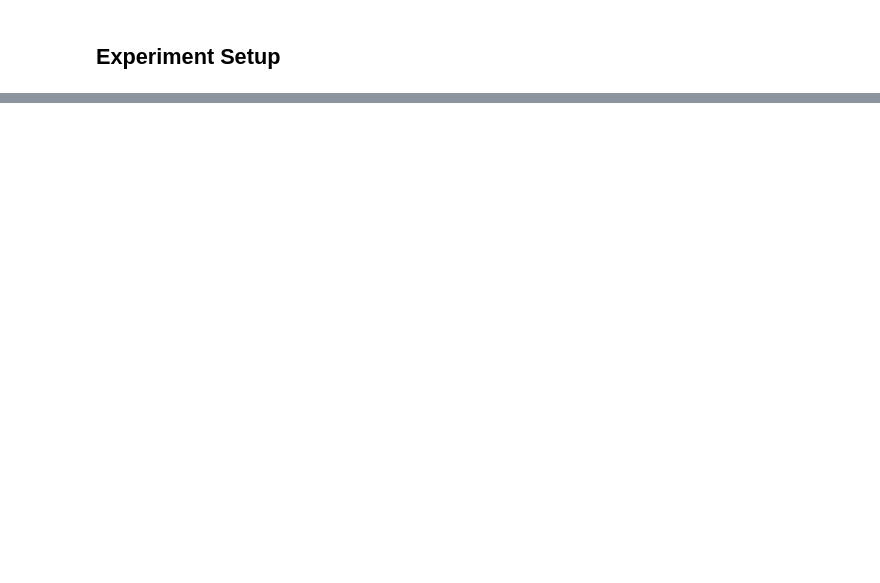
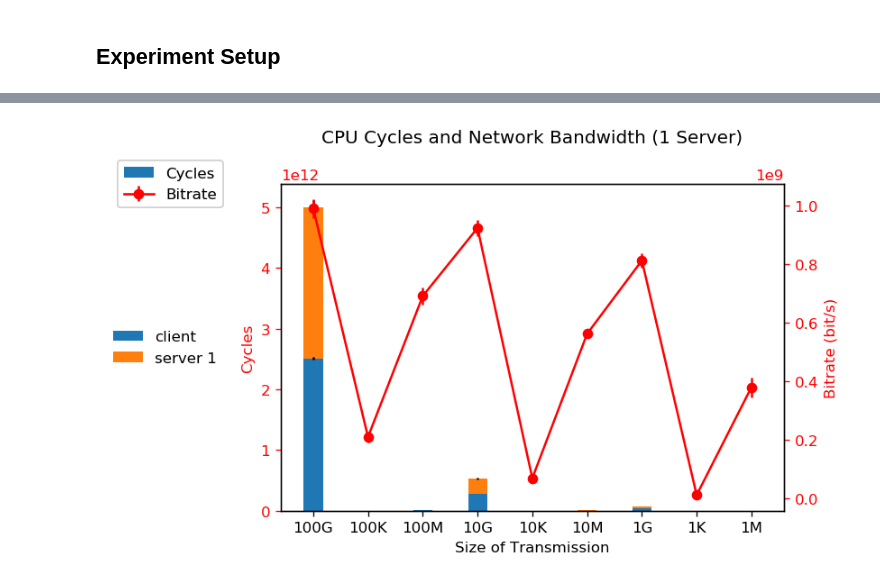
Before and after one commit to ljishen/EuCycles, a Jupyter notebook: analysis/notebooks/visualization_nserv_percentage.ipynb, the cells around one changed output, grey strips where cells are left out. Saved outputs shown, nothing was run; the diff lists cells and outputs as text; code cells hidden in the pictures; blank space fills up the shorter version.

Commit message:
Finish the figures drawing function for experiment of showing the relationship between CPU cycles and data selectivity

```diff
--- a/analysis/notebooks/visualization_nserv_percentage.ipynb
+++ b/analysis/notebooks/visualization_nserv_percentage.ipynb
@@ -68,0 +134,90 @@ To summarize,
+# %%
+df = gen_df('output_servers_linspace_2_8servs/result.json')
+N = len(df.columns)
+ind = np.arange(N)
+WIDTH = 0.35
+YAX_CLR = 'r'
+
+for num_servs in range(1, len(df.index) + 1):
+    fig, ax1 = plt.subplots()
+
+    # Change the size of figure
+    # See https://stackoverflow.com/a/4306340
+    fig.set_dpi(120)
+
+    # Draw bins for Cycles
+    cycle_bars = []
+
+    ## Plot client cycles
+    client_cycle_avgs = \
+        [df[size][num_servs]['cycles']['client']['avg'] for size in df.columns]
+    client_cycle_stds = \
+        [df[size][num_servs]['cycles']['client']['std'] for size in df.columns]
+
+    last_bottom = client_cycle_avgs
+    cycle_bars.append(
+        ax1.bar(ind,
+                client_cycle_avgs,
+                WIDTH,
+                yerr=client_cycle_stds))
+
+    ## Plot servers cycles
+    for serv_idx in range(num_servs):
+        server_cycle_avgs = \
+            [df[size][num_servs]['cycles']['servers'][serv_idx]['avg'] for size in df.columns]
+        server_cycle_stds = \
+            [df[size][num_servs]['cycles']['servers'][serv_idx]['std'] for size in df.columns]
+
+        cycle_bars.append(
+            ax1.bar(ind,
+                    server_cycle_avgs,
+                    WIDTH,
+                    bottom=last_bottom,
+                    yerr=server_cycle_stds))
+        last_bottom = np.sum([last_bottom, server_cycle_avgs], axis=0)
+
+    ax1.set_ylabel('Cycles', color=YAX_CLR)
+    ax1.tick_params('y', colors=YAX_CLR)
+    ax1.set_xlabel('Size of Transmission')
+
+    plt.legend(
+        cycle_bars,
+        ['client'] + ['server ' + str(idx) for idx in df.index],
+        loc=5,
+        bbox_to_anchor=(-0.1, 0.5),
+        frameon=False)
+
+
+    # Draw bitrate for client
+    ax2 = ax1.twinx()
+
+    client_bitrate_avgs = \
+        [df[size][num_servs]['bitrate']['client']['avg'] for size in df.columns]
+    client_bitrate_stds = \
+        [df[size][num_servs]['bitrate']['client']['std'] for size in df.columns]
+
+    bitrate_bar = ax2.errorbar(
+        ind,
+        client_bitrate_avgs,
+        yerr=client_bitrate_stds,
+        color=YAX_CLR,
+        fmt='-o')
+
+    ax2.set_ylabel('Bitrate (bit/s)', color=YAX_CLR)
+    ax2.tick_params('y', colors=YAX_CLR)
+
+    plt.gca().add_artist(plt.legend(
+        [cycle_bars[0], bitrate_bar],
+        ['Cycles', 'Bitrate'],
+        loc=5,
+        bbox_to_anchor=(-0.1, 1)))
+
+    plt.xticks(ind, df.columns)
+    plt.title(
+        'CPU Cycles and Network Bandwidth (' + str(num_servs) + \
+        ' Server' + ('s' if num_servs > 1 else '') + ')', y=1.1)
+
+    plt.show()
+    display(Markdown('---'))
+# %% [output]
+[figure, added]
```
Also changed, not shown: parts of 7 cells of this notebook, 1 other file.
